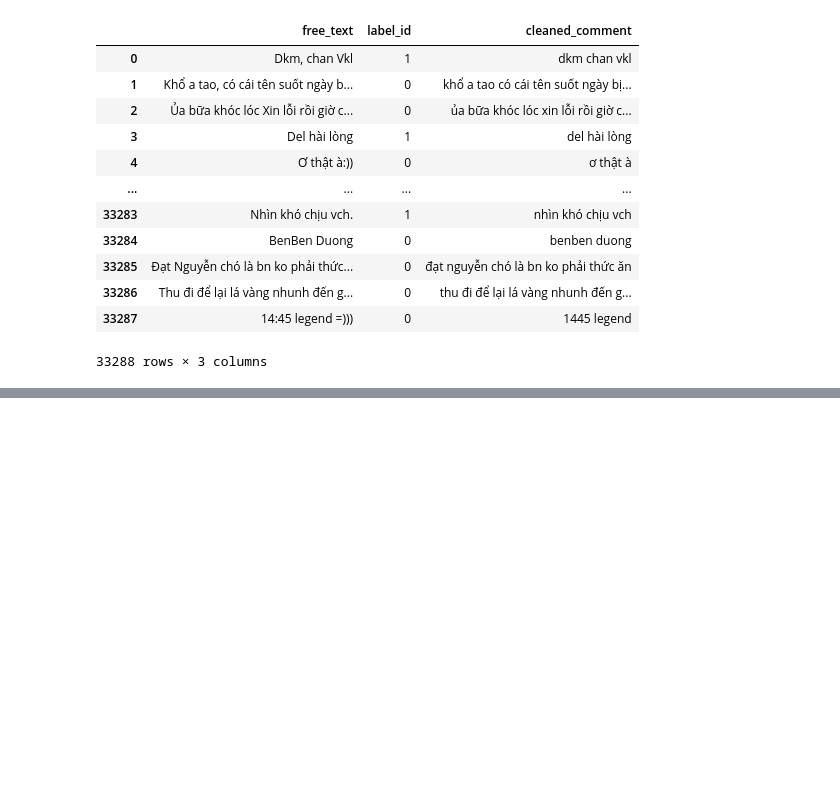
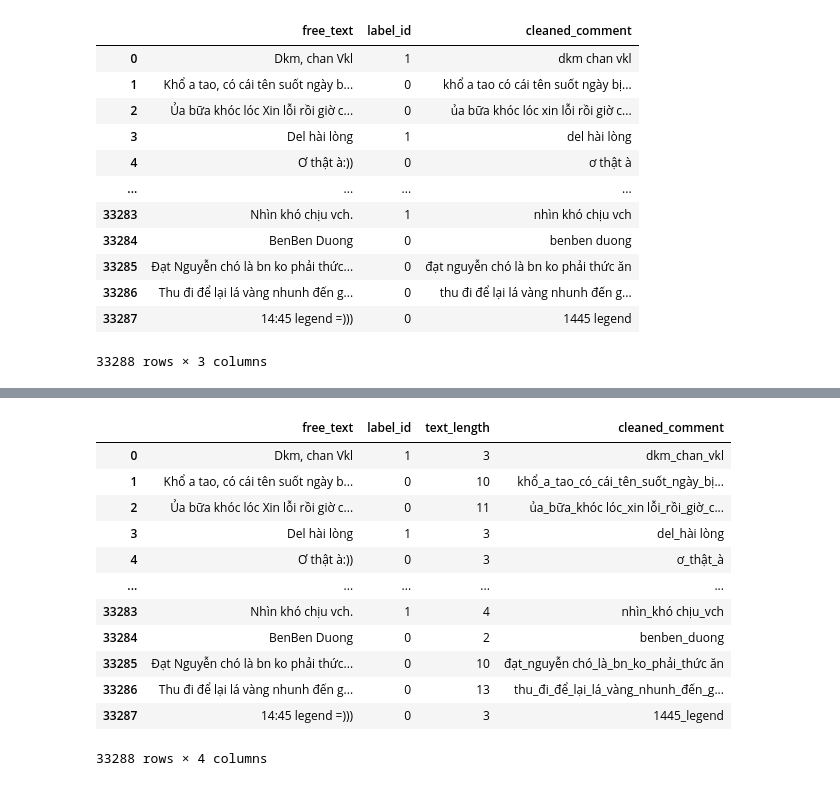
Before and after one commit to DuyMinhDo/Vietnamese-Hate-Speech-Detection, a Jupyter notebook: notebooks/EDA.ipynb, the cells around one changed output, grey strips where cells are left out. Saved outputs shown, nothing was run; the diff lists cells and outputs as text; code cells hidden in the pictures; blank space fills up the shorter version.

```diff
--- a/notebooks/EDA.ipynb
+++ b/notebooks/EDA.ipynb
@@ -521,3 +521,7 @@ train_balanced[['free_text', 'label_id', 'cleaned_comment']]
 | 33286 | Thu đi để lại lá vàng nhunh đến g... | 0 | thu đi để lại lá vàng nhunh đến g... |
 | 33287 | 14:45 legend =))) | 0 | 1445 legend |
 33288 rows × 3 columns
+# %%
+train_df = pd.read_csv('/content/drive/MyDrive/processed/processed_train.csv')
+dev_df = pd.read_csv('/content/drive/MyDrive/processed/processed_dev.csv')
+test_df = pd.read_csv('/content/drive/MyDrive/processed/processed_test.csv')
@@ -524 +546,25 @@ train_balanced[['free_text', 'label_id', 'cleaned_comment']]
+# %%
+def segment_text(text):
+    tokens = word_tokenize(text)
+    return '_'.join(tokens)
+
+train_df['cleaned_comment'] = train_df['cleaned_comment'].astype(str).apply(segment_text)
+dev_df['cleaned_comment'] = dev_df['cleaned_comment'].astype(str).apply(segment_text)
+test_df['cleaned_comment'] = test_df['cleaned_comment'].astype(str).apply(segment_text)
+# %%
+train_df
+# %% [output]
+|  | free_text | label_id | text_length | cleaned_comment |
+| 0 | Dkm, chan Vkl | 1 | 3 | dkm_chan_vkl |
+| 1 | Khổ a tao, có cái tên suốt ngày b... | 0 | 10 | khổ_a_tao_có_cái_tên_suốt_ngày_bị... |
+| 2 | Ủa bữa khóc lóc Xin lỗi rồi giờ c... | 0 | 11 | ủa_bữa_khóc lóc_xin lỗi_rồi_giờ_c... |
+| 3 | Del hài lòng | 1 | 3 | del_hài lòng |
+| 4 | Ơ thật à:)) | 0 | 3 | ơ_thật_à |
+| ... | ... | ... | ... | ... |
+| 33283 | Nhìn khó chịu vch. | 1 | 4 | nhìn_khó chịu_vch |
+| 33284 | BenBen Duong | 0 | 2 | benben_duong |
+| 33285 | Đạt Nguyễn chó là bn ko phải thức... | 0 | 10 | đạt_nguyễn chó_là_bn_ko_phải_thức ăn |
+| 33286 | Thu đi để lại lá vàng nhunh đến g... | 0 | 13 | thu_đi_để_lại_lá_vàng_nhunh_đến_g... |
+| 33287 | 14:45 legend =))) | 0 | 3 | 1445_legend |
+33288 rows × 4 columns
 # %%
```
Also changed, not shown: parts of 6 cells of this notebook, 1 other file.
